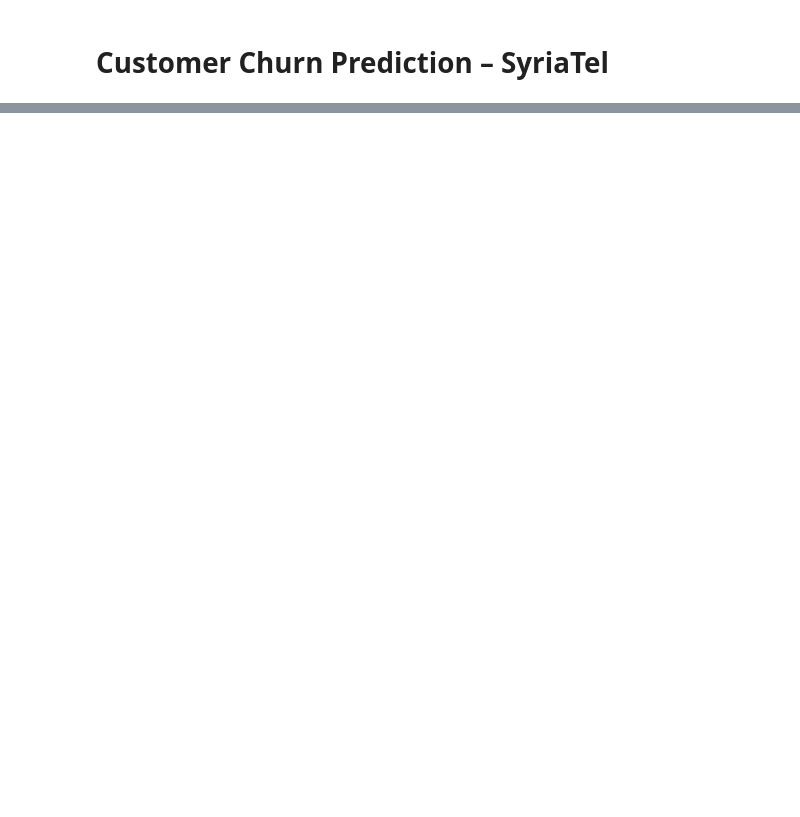
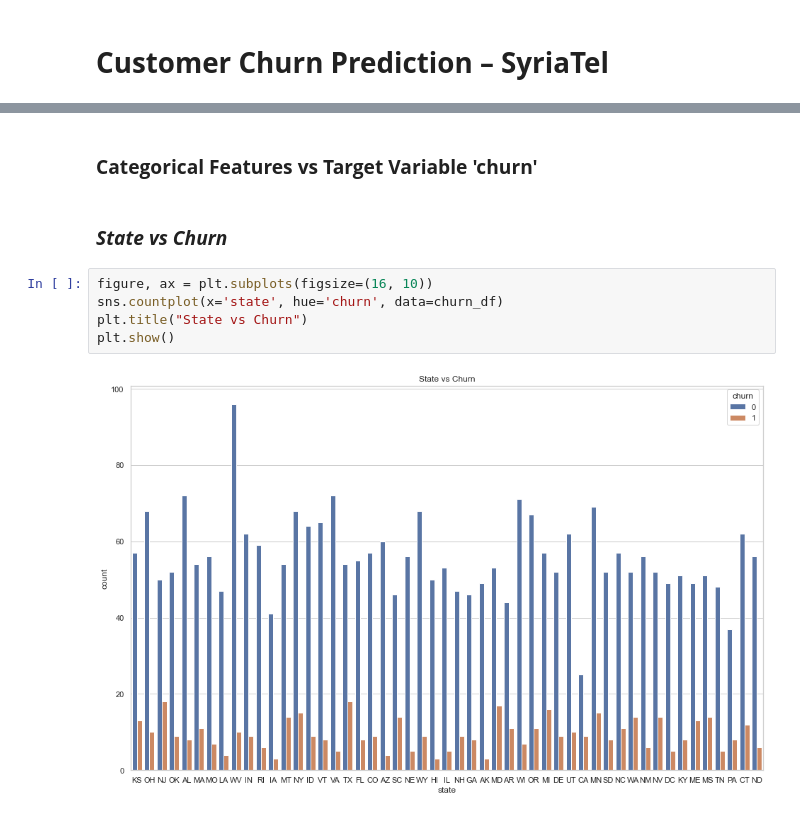
Before and after one commit to Kelvin-M02/customer-churn-prediction-phase3-project, a Jupyter notebook: notebooks/churn_analysis.ipynb, the cells around one changed output, grey strips where cells are left out. Drawn from its saved outputs; the diff is of its cells as text; blank space fills up the shorter version.

```diff
--- a/notebooks/churn_analysis.ipynb
+++ b/notebooks/churn_analysis.ipynb
@@ -61,0 +245,11 @@ Ultimately, leveraging machine learning to predict churn enables SyriaTel to mov
+# %% [markdown]
+### **Categorical Features vs Target Variable 'churn'**
+# %% [markdown]
+### ***State vs Churn***
+# %%
+figure, ax = plt.subplots(figsize=(16, 10))
+sns.countplot(x='state', hue='churn', data=churn_df)
+plt.title("State vs Churn")
+plt.show()
+# %% [output]
+[figure, added]
```
Also changed, not shown: parts of 27 cells of this notebook.
